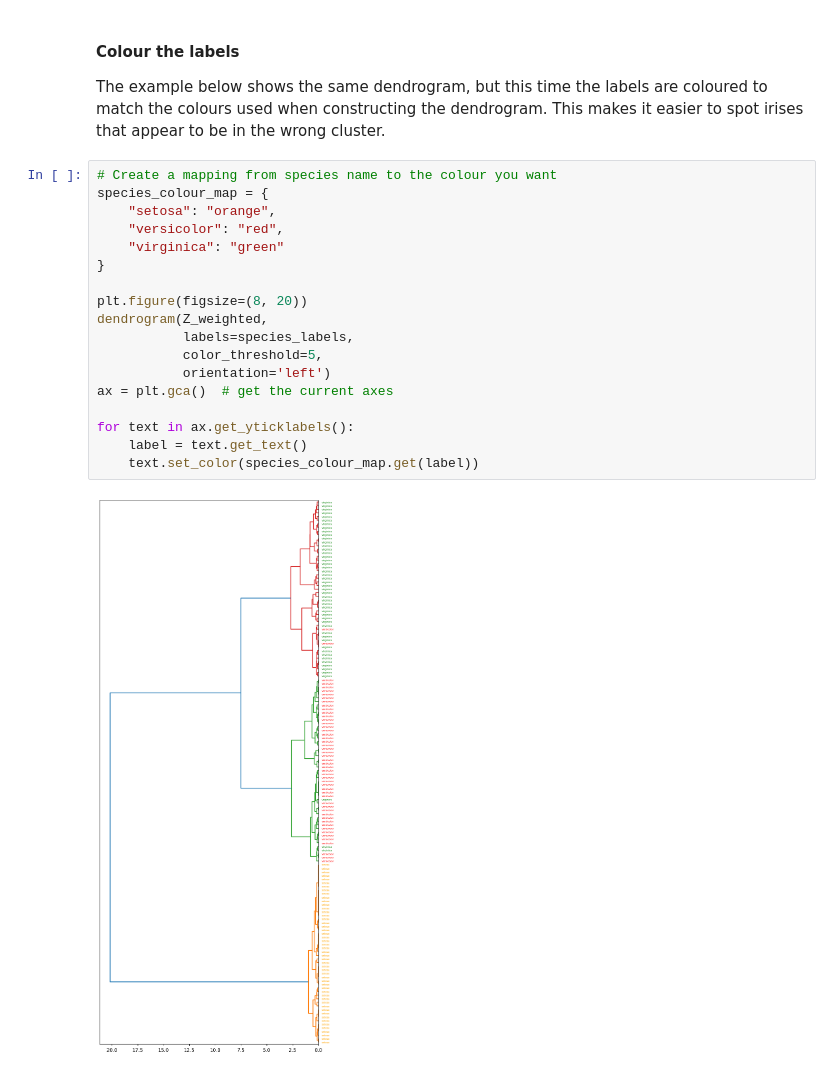
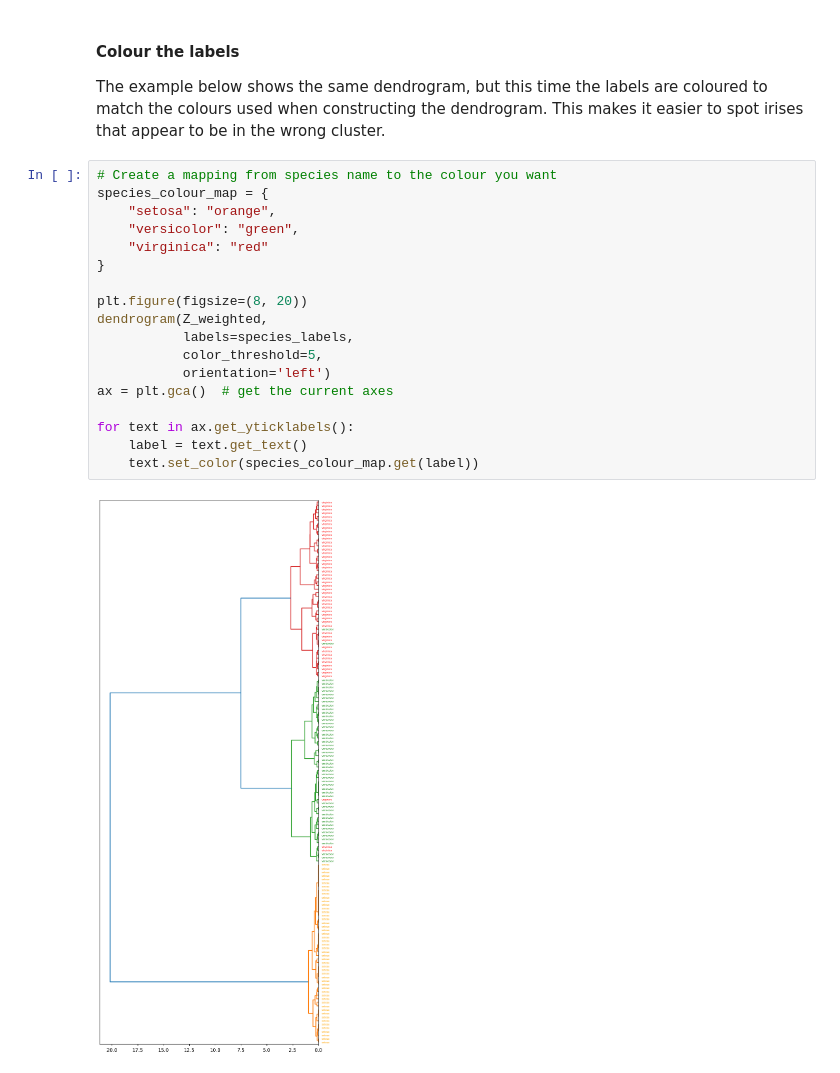
Before and after one commit to JohnMcKechnieGC/supervised-and-unsupervised-ml, a Jupyter notebook: hierarchical-clustering.ipynb, the cells around one changed output. Cells and saved outputs as stored; diff of their text form.

Commit message:
Change iris label colourings on final diagram to match default dendrogram colouring

```diff
--- a/hierarchical-clustering.ipynb
+++ b/hierarchical-clustering.ipynb
@@ -428,20 +428,20 @@ The example below shows the same dendrogram, but this time the labels are colour
 # %%
 # Create a mapping from species name to the colour you want
 species_colour_map = {
     "setosa": "orange",
-    "versicolor": "red",
-    "virginica": "green"
+    "versicolor": "green",
+    "virginica": "red"
 }
 
 plt.figure(figsize=(8, 20))
 dendrogram(Z_weighted,
            labels=species_labels,
            color_threshold=5,
            orientation='left')
 ax = plt.gca()  # get the current axes
 
 for text in ax.get_yticklabels():
     label = text.get_text()
     text.set_color(species_colour_map.get(label))
 # %% [output]
-[figure, old version]
+[figure, new version]
```
